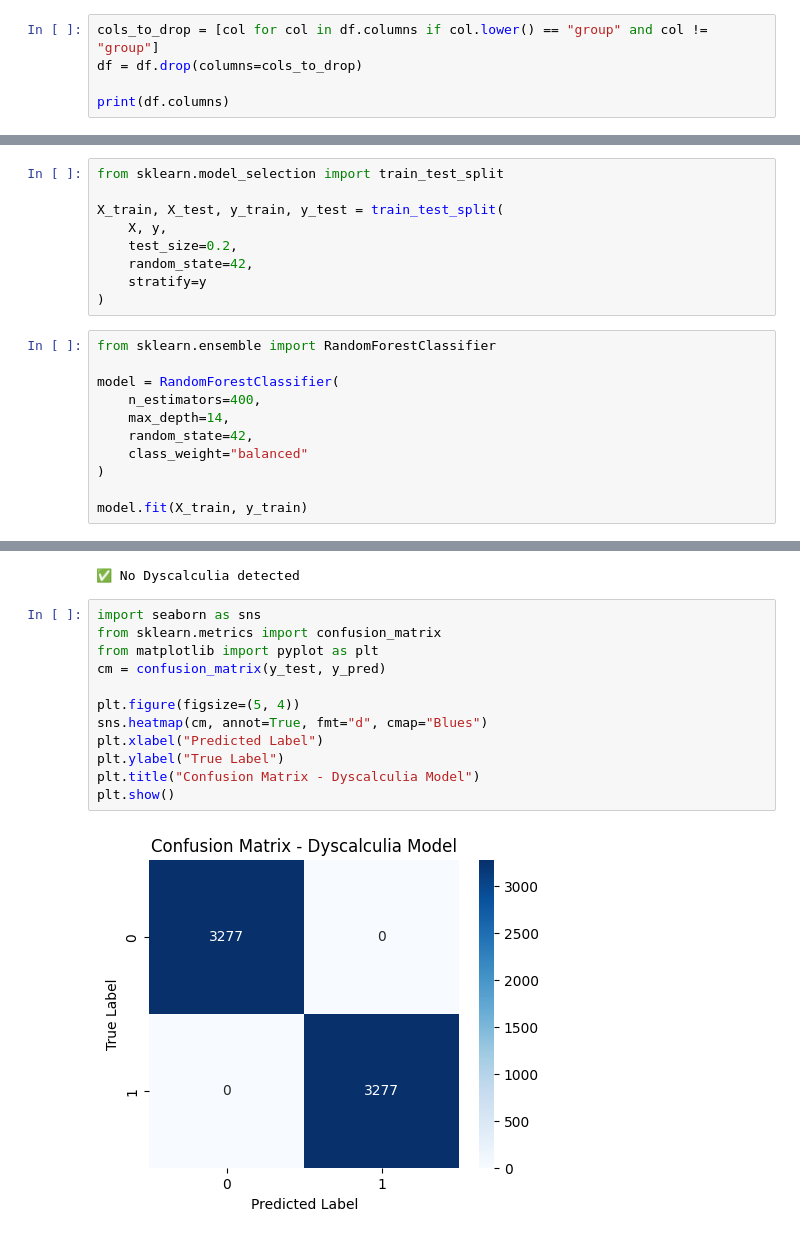
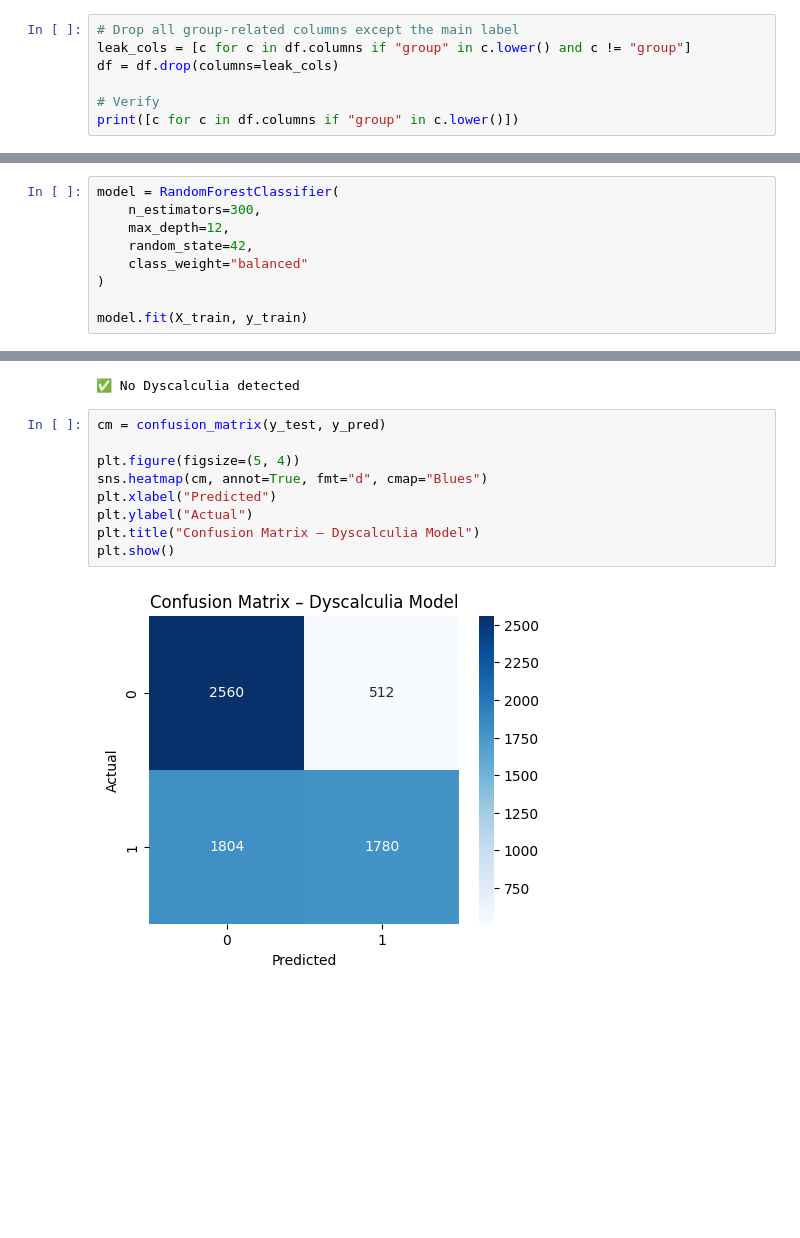
Before and after one commit to ajaykrixna/Dyscalculia-Prediction, a Jupyter notebook: Dyscalculia.ipynb, the cells around one changed output, grey strips where cells are left out. Saved outputs shown, nothing was run; the diff lists cells and outputs as text; blank space fills up the shorter version.

```diff
--- a/Dyscalculia.ipynb
+++ b/Dyscalculia.ipynb
@@ -61,8 +42,10 @@ df.head()
 | 4 | 1 | 16.0 | 11.0 | 0.418544 | 61.71875 | 1266.90625 | 1266.90625 | ... |
 5 rows × 34 columns
 # %%
-cols_to_drop = [col for col in df.columns if col.lower() == "group" and col != "group"]
-df = df.drop(columns=cols_to_drop)
+# Drop all group-related columns except the main label
+leak_cols = [c for c in df.columns if "group" in c.lower() and c != "group"]
+df = df.drop(columns=leak_cols)
 
-print(df.columns)
+# Verify
+print([c for c in df.columns if "group" in c.lower()])
 # %% [output]
@@ -92,18 +73,7 @@ X = scaler.fit_transform(X)
-# %%
-from sklearn.model_selection import train_test_split
-
-X_train, X_test, y_train, y_test = train_test_split(
-    X, y,
-    test_size=0.2,
-    random_state=42,
-    stratify=y
-)
 # %%
-from sklearn.ensemble import RandomForestClassifier
-
 model = RandomForestClassifier(
-    n_estimators=400,
-    max_depth=14,
+    n_estimators=300,
+    max_depth=12,
     random_state=42,
     class_weight="balanced"
 )
@@ -161,17 +118,14 @@ else:
 # %% [output]
 ✅ No Dyscalculia detected
 # %%
-import seaborn as sns
-from sklearn.metrics import confusion_matrix
-from matplotlib import pyplot as plt
 cm = confusion_matrix(y_test, y_pred)
 
 plt.figure(figsize=(5, 4))
 sns.heatmap(cm, annot=True, fmt="d", cmap="Blues")
-plt.xlabel("Predicted Label")
-plt.ylabel("True Label")
-plt.title("Confusion Matrix - Dyscalculia Model")
+plt.xlabel("Predicted")
+plt.ylabel("Actual")
+plt.title("Confusion Matrix – Dyscalculia Model")
 plt.show()
 # %% [output]
-[figure, old version]
+[figure, new version]
 # %%
```
Also changed, not shown: parts of 16 cells of this notebook.
